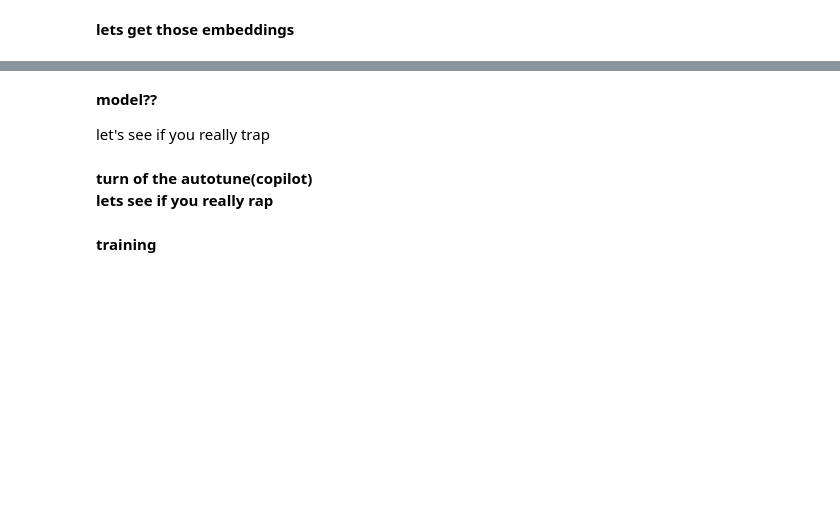
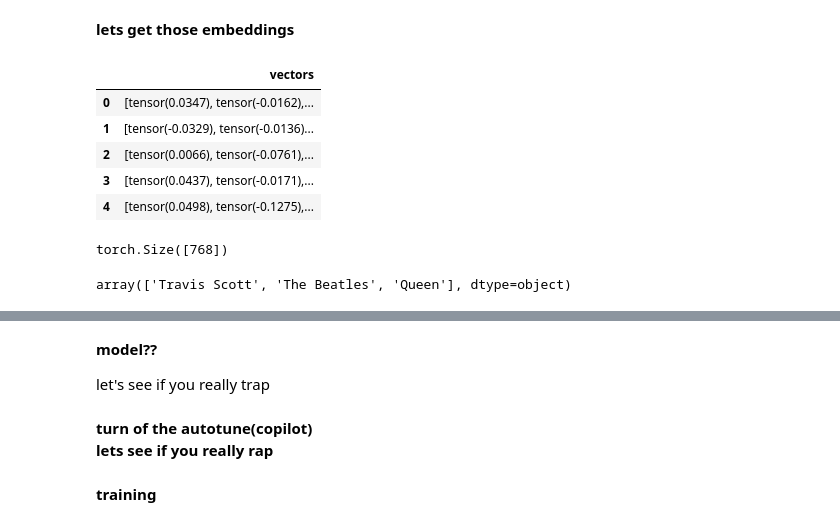
Before and after one commit to stethbo/artist-recognition, a Jupyter notebook: notebooks/dev.ipynb, the cells around one changed output, grey strips where cells are left out. Cells and saved outputs as stored; diff of their text form; code cells hidden in the pictures; blank space fills up the shorter version.

```diff
--- a/notebooks/dev.ipynb
+++ b/notebooks/dev.ipynb
@@ -46,0 +85,11 @@ df.head()
+# %%
+song_contents = df['lyrics'].values.tolist()[:5]
+
+def get_number_of_tokens(song_text):
+    s = tokenizer.encode_plus(song_text, truncation=False)
+    return len(s.input_ids)
+
+
+df['number_of_tokens'] = df['lyrics'].apply(get_number_of_tokens)
+
+df['number_of_tokens'].describe()
@@ -47,27 +106,33 @@ df.head()
 # %% [markdown]
 **lets get those embeddings**
 # %%
-import torch
-from transformers import RobertaTokenizer, RobertaModel
-
-tokenizer = RobertaTokenizer.from_pretrained('roberta-base')
-embedding_model = RobertaModel.from_pretrained('roberta-base')
-
-
 def embed(sentence):
-    tokens = tokenizer.encode_plus(sentence, add_special_tokens=True, max_length=512, return_token_type_ids=True, padding="max_length", truncation=True)
+    tokens = tokenizer.encode_plus(sentence, add_special_tokens=True, max_length=256, return_token_type_ids=True, padding="max_length", truncation=True)
     input_ids = torch.tensor(tokens['input_ids']).unsqueeze(0)
     attention_mask = torch.tensor(tokens['attention_mask']).unsqueeze(0)
     with torch.no_grad():
         outputs = embedding_model(input_ids, attention_mask=attention_mask)
     return torch.mean(outputs[0], dim=1).squeeze()
 
 
 df_dataset = pd.DataFrame()
 df_dataset['vectors'] = df['lyrics'].apply(embed)
 df_dataset.head()
+# %% [output]
+|  | vectors |
+| 0 | [tensor(0.0347), tensor(-0.0162),... |
+| 1 | [tensor(-0.0329), tensor(-0.0136)... |
+| 2 | [tensor(0.0066), tensor(-0.0761),... |
+| 3 | [tensor(0.0437), tensor(-0.0171),... |
+| 4 | [tensor(0.0498), tensor(-0.1275),... |
+# %%
+df_dataset['vectors'].values[0].shape
+# %% [output]
+torch.Size([768])
 # %%
 df.artist.unique()
+# %% [output]
+array(['Travis Scott', 'The Beatles', 'Queen'], dtype=object)
 # %%
 # string to tensor
 stt = {s: torch.eye(len(ARTISTS))[n] for n, s in enumerate(ARTISTS)}
```
Also changed, not shown: parts of 18 cells of this notebook.
